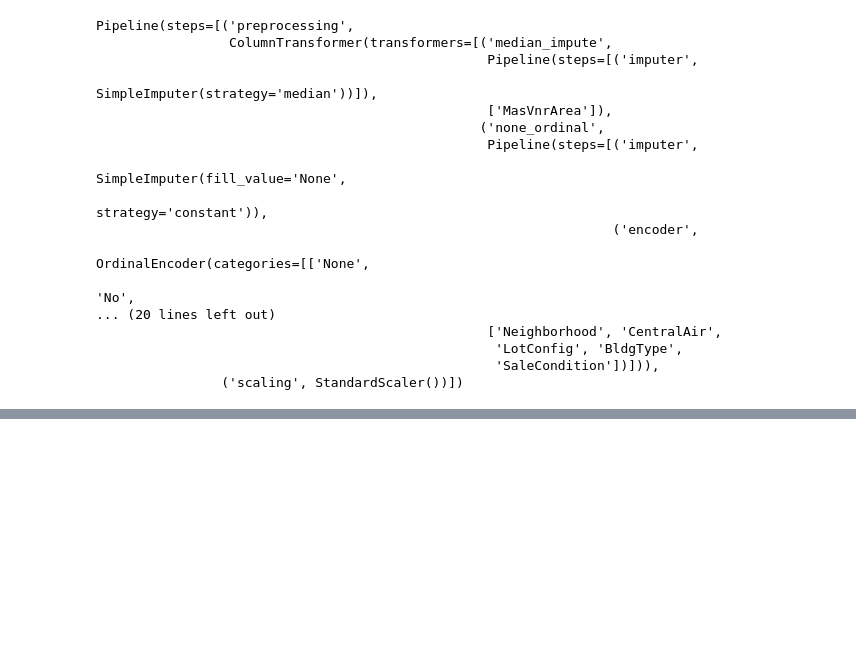
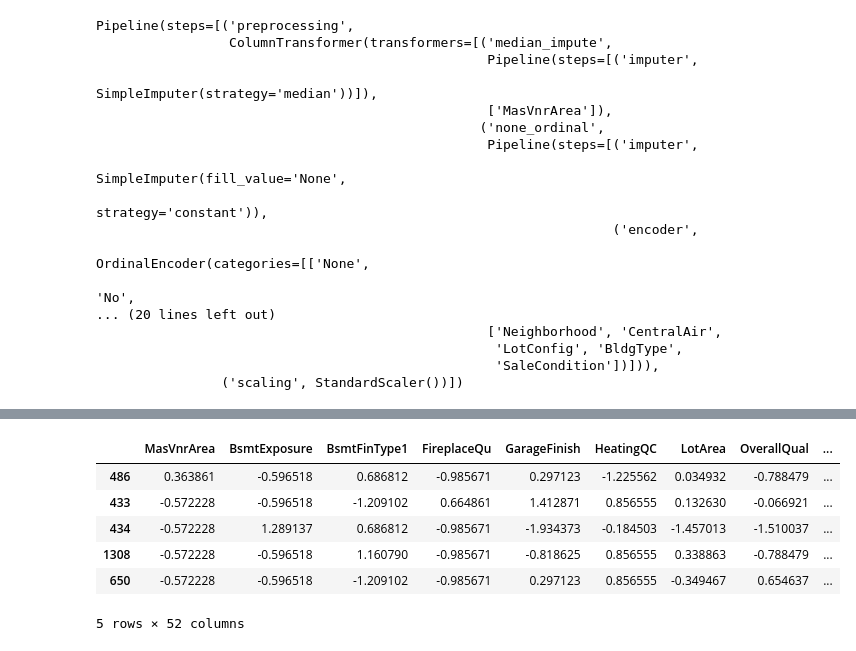
Before and after one commit to FarhanKhan1/MSAI_Machine_Learning, a Jupyter notebook: assignments_1/testing/appropriate_preprocessing_procedure.ipynb, the cells around one changed output, grey strips where cells are left out. Drawn from its saved outputs; the diff is of its cells as text; code cells hidden in the pictures; blank space fills up the shorter version.

```diff
--- a/assignments_1/testing/appropriate_preprocessing_procedure.ipynb
+++ b/assignments_1/testing/appropriate_preprocessing_procedure.ipynb
@@ -128,0 +131,11 @@ Pipeline(steps=[('preprocessing',
+# %%
+X_train_raw = train_data.drop(columns=["SalePrice"])
+y_train = train_data["SalePrice"]
+X_test_raw = test_data.drop(columns=["SalePrice"])
+y_test = test_data["SalePrice"]
+
+X_train_transformed = full_pipeline.fit_transform(X_train_raw)
+X_test_transformed = full_pipeline.transform(X_test_raw)
+
+print("X_train_transformed shape:", X_train_transformed.shape)
+print("X_test_transformed shape:", X_test_transformed.shape)
@@ -128,0 +253,10 @@ Pipeline(steps=[('preprocessing',
+# %%
+X_test_df.head()
+# %% [output]
+|  | MasVnrArea | BsmtExposure | BsmtFinType1 | FireplaceQu | GarageFinish | HeatingQC | LotArea | OverallQual | ... |
+| 486 | 0.363861 | -0.596518 | 0.686812 | -0.985671 | 0.297123 | -1.225562 | 0.034932 | -0.788479 | ... |
+| 433 | -0.572228 | -0.596518 | -1.209102 | 0.664861 | 1.412871 | 0.856555 | 0.132630 | -0.066921 | ... |
+| 434 | -0.572228 | 1.289137 | 0.686812 | -0.985671 | -1.934373 | -0.184503 | -1.457013 | -1.510037 | ... |
+| 1308 | -0.572228 | -0.596518 | 1.160790 | -0.985671 | -0.818625 | 0.856555 | 0.338863 | -0.788479 | ... |
+| 650 | -0.572228 | -0.596518 | -1.209102 | -0.985671 | 0.297123 | 0.856555 | -0.349467 | 0.654637 | ... |
+5 rows × 52 columns
```
Also changed, not shown: parts of 11 cells of this notebook, 1 other file.
